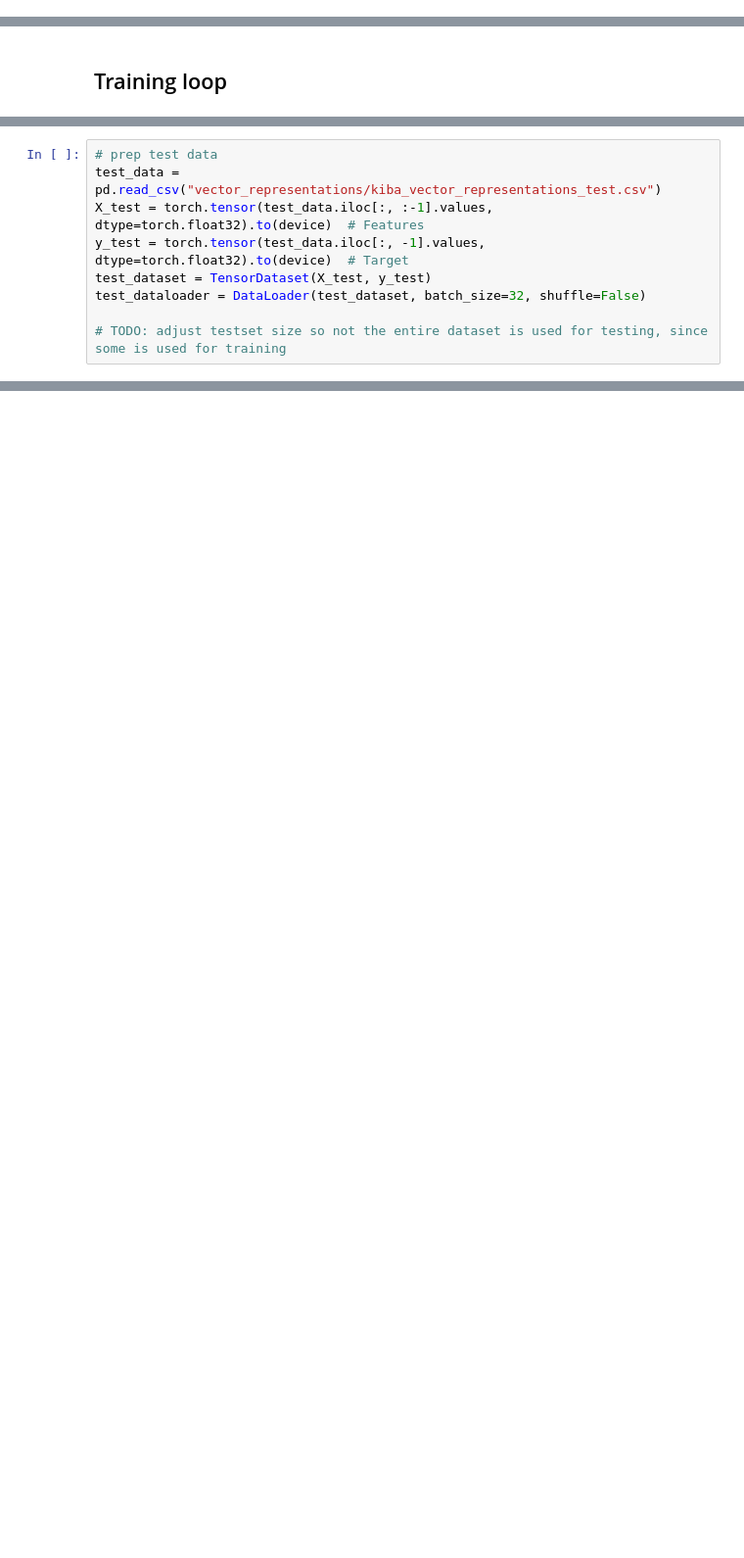
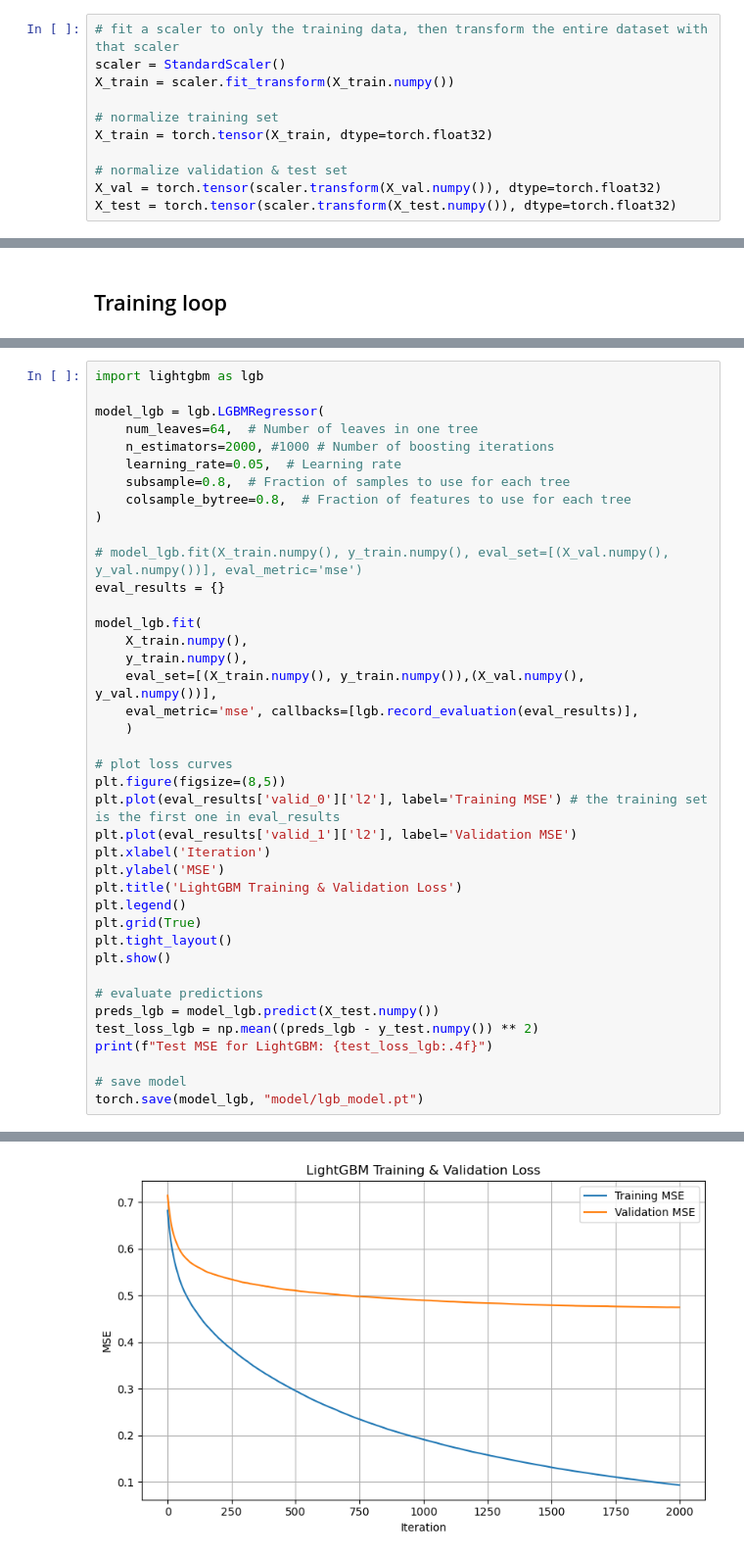
Before and after one commit to hernlerAnja/Structure-Aware-DTA, a Jupyter notebook: new_model_training.ipynb, the cells around one changed output, grey strips where cells are left out. Shown: that part at 98% size. Saved outputs shown, nothing was run; the diff lists cells and outputs as text; blank space fills up the shorter version.

```diff
--- a/new_model_training.ipynb
+++ b/new_model_training.ipynb
@@ -13,0 +75,11 @@ data = pd.read_csv("vector_representations/kiba_vector_representations.csv")
+# %%
+# fit a scaler to only the training data, then transform the entire dataset with that scaler
+scaler = StandardScaler()
+X_train = scaler.fit_transform(X_train.numpy())
+
+# normalize training set
+X_train = torch.tensor(X_train, dtype=torch.float32)
+
+# normalize validation & test set
+X_val = torch.tensor(scaler.transform(X_val.numpy()), dtype=torch.float32)
+X_test = torch.tensor(scaler.transform(X_test.numpy()), dtype=torch.float32)
@@ -72,9 +216,0 @@ for epoch in range(num_epochs):
-# %%
-# prep test data
-test_data = pd.read_csv("vector_representations/kiba_vector_representations_test.csv")
-X_test = torch.tensor(test_data.iloc[:, :-1].values, dtype=torch.float32).to(device)  # Features
-y_test = torch.tensor(test_data.iloc[:, -1].values, dtype=torch.float32).to(device)  # Target
-test_dataset = TensorDataset(X_test, y_test)
-test_dataloader = DataLoader(test_dataset, batch_size=32, shuffle=False)
-
-# TODO: adjust testset size so not the entire dataset is used for testing, since some is used for training
@@ -92,0 +299,41 @@ predictions = torch.cat(predictions).numpy()
+# %%
+import lightgbm as lgb
+
+model_lgb = lgb.LGBMRegressor(
+    num_leaves=64,  # Number of leaves in one tree
+    n_estimators=2000, #1000 # Number of boosting iterations
+    learning_rate=0.05,  # Learning rate
+    subsample=0.8,  # Fraction of samples to use for each tree
+    colsample_bytree=0.8,  # Fraction of features to use for each tree
+)
+
+# model_lgb.fit(X_train.numpy(), y_train.numpy(), eval_set=[(X_val.numpy(), y_val.numpy())], eval_metric='mse')
+eval_results = {}
+
+model_lgb.fit(
+    X_train.numpy(),
+    y_train.numpy(),
+    eval_set=[(X_train.numpy(), y_train.numpy()),(X_val.numpy(), y_val.numpy())],
+    eval_metric='mse', callbacks=[lgb.record_evaluation(eval_results)],
+    )
+
+# plot loss curves
+plt.figure(figsize=(8,5))
+plt.plot(eval_results['valid_0']['l2'], label='Training MSE') # the training set is the first one in eval_results
+plt.plot(eval_results['valid_1']['l2'], label='Validation MSE')
+plt.xlabel('Iteration')
+plt.ylabel('MSE')
+plt.title('LightGBM Training & Validation Loss')
+plt.legend()
+plt.grid(True)
+plt.tight_layout()
+plt.show()
+
+# evaluate predictions
+preds_lgb = model_lgb.predict(X_test.numpy())
+test_loss_lgb = np.mean((preds_lgb - y_test.numpy()) ** 2)
+print(f"Test MSE for LightGBM: {test_loss_lgb:.4f}")
+
+# save model
+torch.save(model_lgb, "model/lgb_model.pt")
+# %% [output]
@@ -92,0 +345 @@ predictions = torch.cat(predictions).numpy()
+[figure, added]
```
Also changed, not shown: parts of 44 cells of this notebook, 1 other file.
